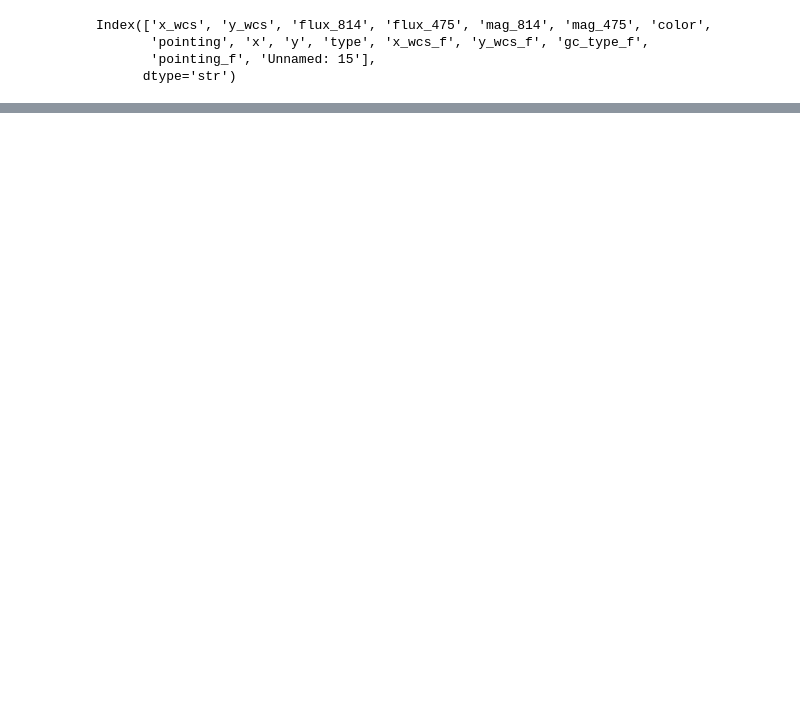
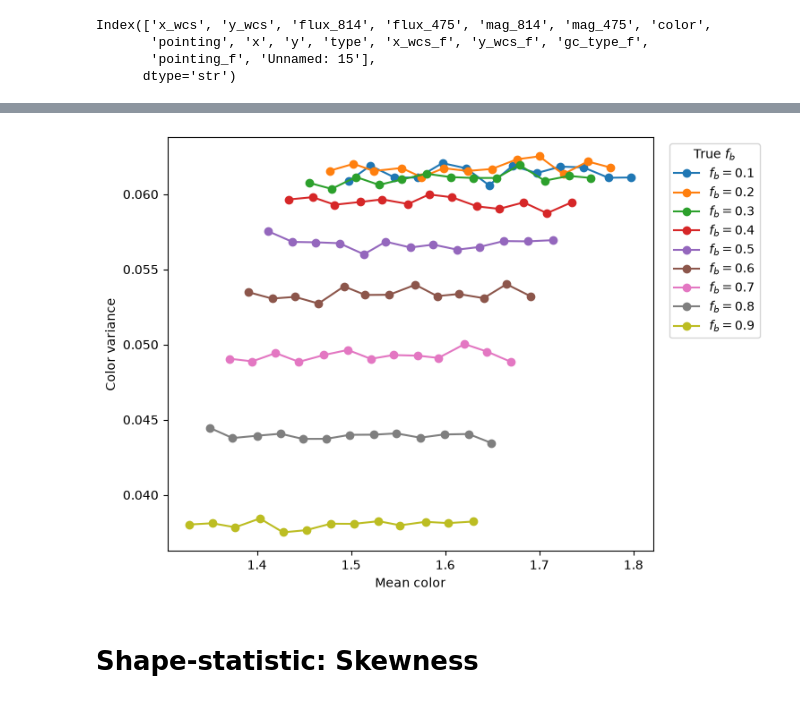
Before and after one commit to Pommers/Coma-GCS-colors, a Jupyter notebook: 04_PBlue_fb_color_shift_cal.ipynb, the cells around one changed output, grey strips where cells are left out. Saved outputs shown, nothing was run; the diff lists cells and outputs as text; code cells hidden in the pictures; blank space fills up the shorter version.

```diff
--- a/04_PBlue_fb_color_shift_cal.ipynb
+++ b/04_PBlue_fb_color_shift_cal.ipynb
@@ -438,0 +869,28 @@ data["Pblue"] = Pblue_all
+# %%
+fig, ax = plt.subplots(figsize=(7, 6))
+
+for fb, group in fb_C_shift_w_var_df.groupby("f_blue_true"):
+
+    group = group.sort_values("delta_color")
+
+    ax.plot(
+        group["mean_color"],
+        group["color_var"],
+        marker="o",
+        label=fr"$f_b={fb:.1f}$"
+    )
+
+ax.set_xlabel("Mean color")
+ax.set_ylabel("Color variance")
+
+ax.legend(
+    title=r"True $f_b$",
+    bbox_to_anchor=(1.02, 1),
+    loc="upper left"
+)
+
+plt.show()
+# %% [output]
+[figure, added]
+# %% [markdown]
+# Shape-statistic: Skewness
```
Also changed, not shown: parts of 40 cells of this notebook.
